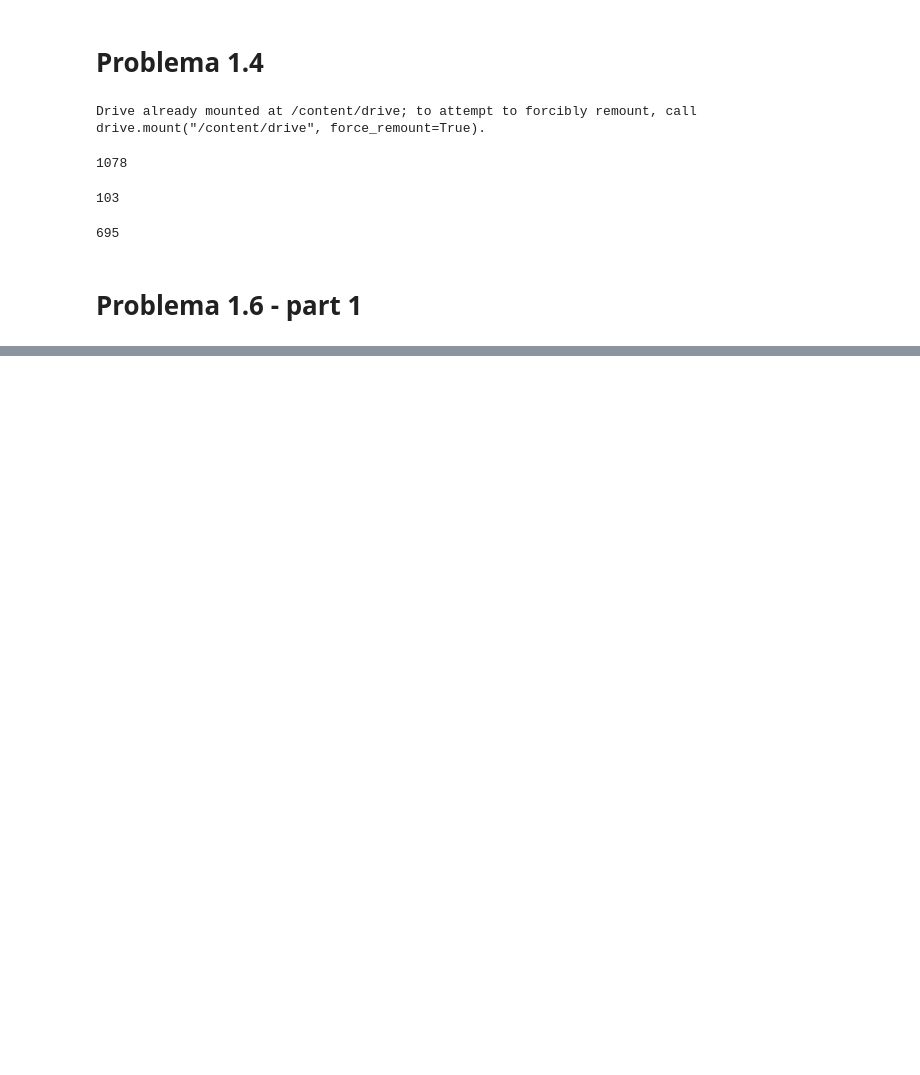
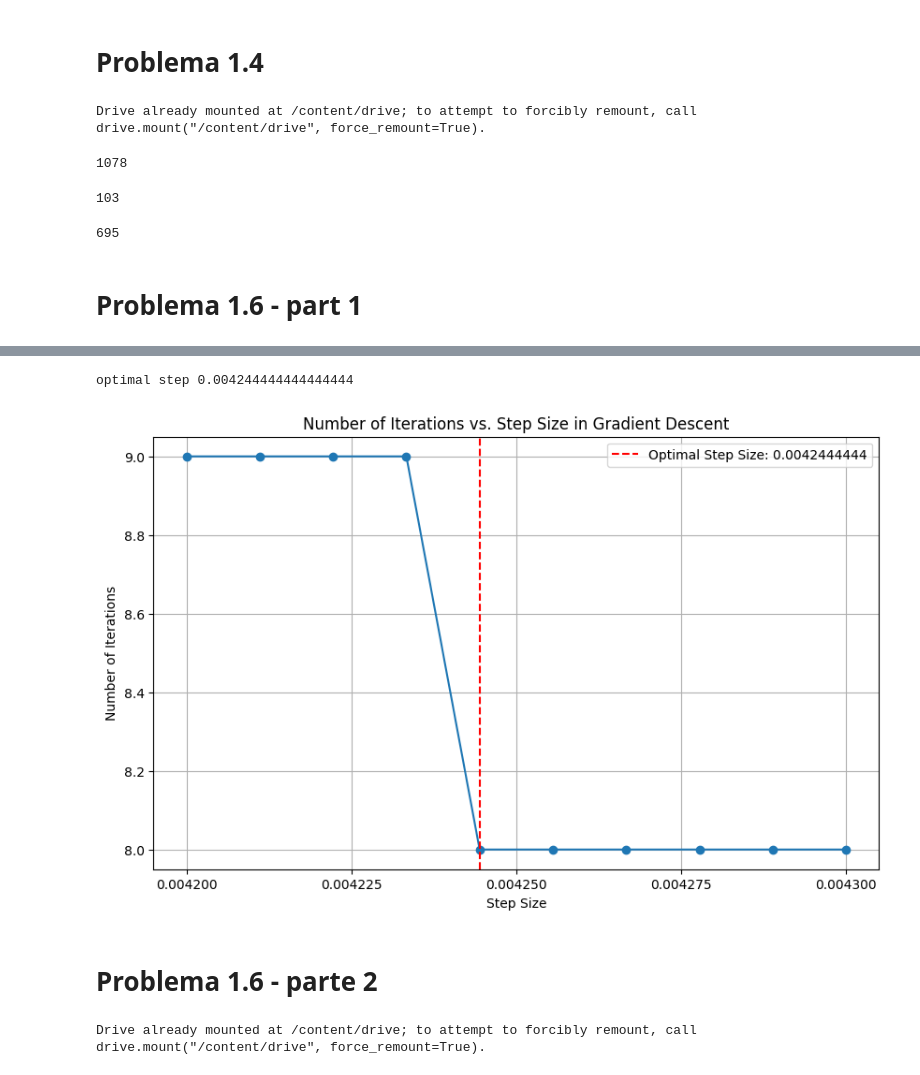
Before and after one commit to arnml/colabrepository, a Jupyter notebook: MITx_6_419x_module1_homework.ipynb, the cells around one changed output, grey strips where cells are left out. Cells and saved outputs as stored; diff of their text form; code cells hidden in the pictures; blank space fills up the shorter version.

```diff
--- a/MITx_6_419x_module1_homework.ipynb
+++ b/MITx_6_419x_module1_homework.ipynb
@@ -121,0 +186,33 @@ benjamini_hochberg_rejected_number
+# %%
+min_steps = 0.0042
+max_steps = 0.0043
+number_tries = 10
+step_sizes = np.linspace(min_steps, max_steps, number_tries) # Create an array of step sizes from 0.3 to 0.6 with a step of 0.01
+loss_lengths = []
+
+for step_size in step_sizes:
+    optimal_beta, loss_values = gradient_descent(X, y, step_size=step_size, precision=1e-6)
+    loss_lengths.append(len(loss_values))
+optimal_step = step_sizes[loss_lengths.index(min(loss_lengths))]
+print("optimal step", optimal_step)
+plt.figure(figsize=(10, 6))
+plt.plot(step_sizes, loss_lengths, marker='o', linestyle='-')
+plt.xlabel("Step Size")
+plt.ylabel("Number of Iterations")
+plt.axvline(x=optimal_step, color='red', linestyle='--', label=f'Optimal Step Size: {optimal_step:.10f}')
+plt.legend()
+plt.xticks(np.linspace(min_steps, max_steps, 5))
+plt.title("Number of Iterations vs. Step Size in Gradient Descent")
+plt.grid(True)
+plt.show()
+# %% [output]
+optimal step 0.004244444444444444
+[figure, added]
+# %% [markdown]
+# Problema 1.6 - parte 2
+# %%
+%reset -f
+from google.colab import drive
+drive.mount('/content/drive')
+# %% [output]
+Drive already mounted at /content/drive; to attempt to forcibly remount, call drive.mount("/content/drive", force_remount=True).
```
Also changed, not shown: parts of 22 cells of this notebook.
